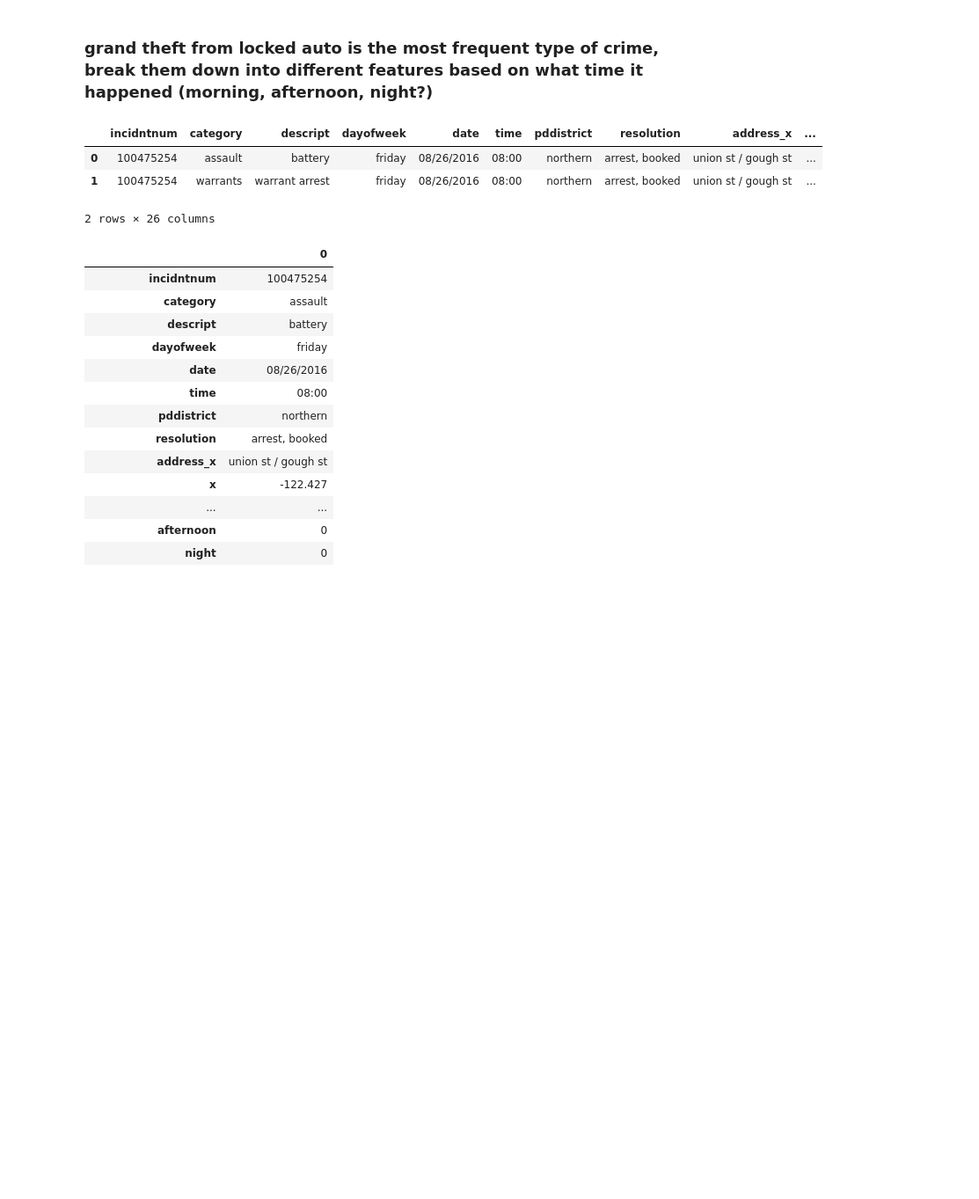
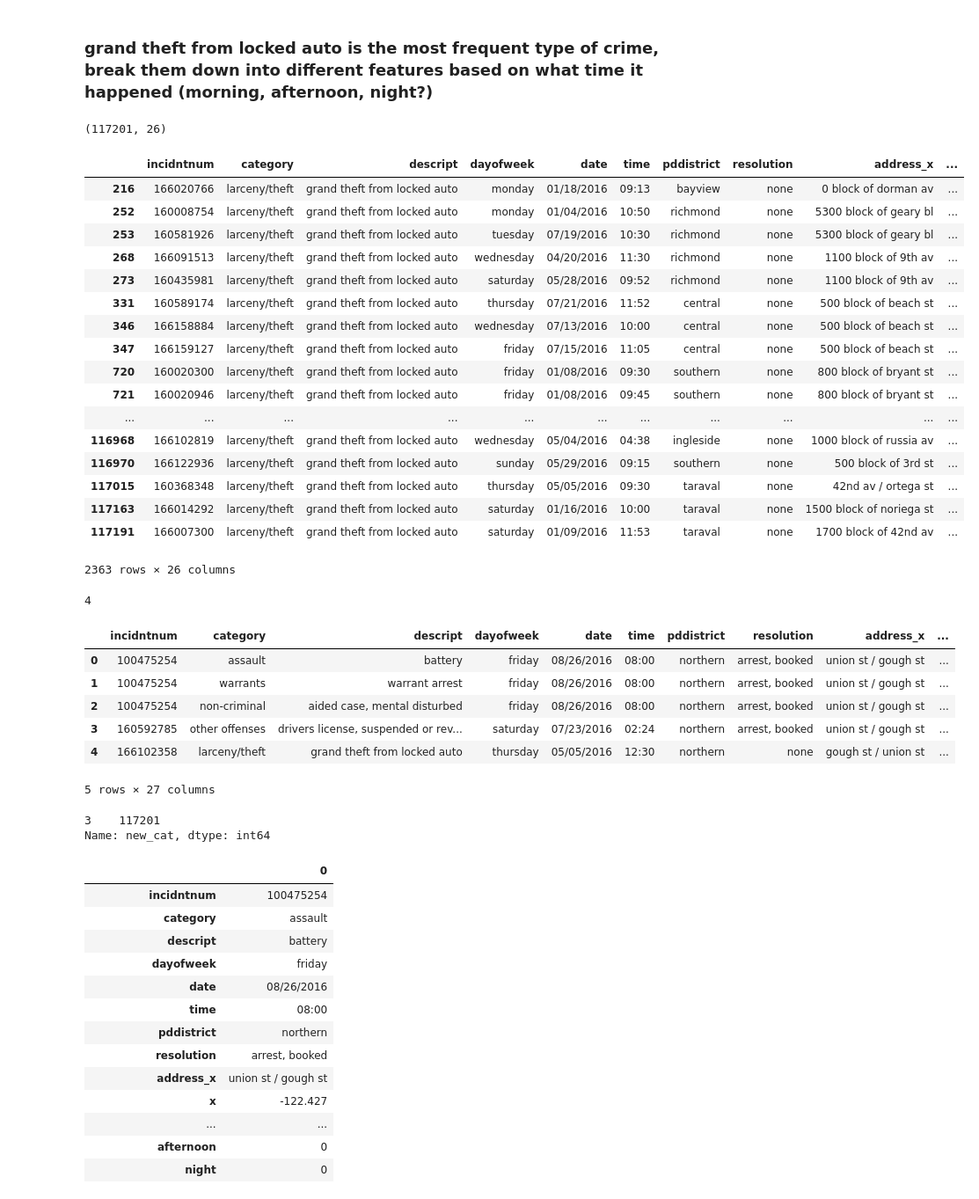
Before and after one commit to sitang/all_projects, a Jupyter notebook: draft_report/draft_report.ipynb, the cells around one changed output. Shown at 88% size. Cells and saved outputs as stored; diff of their text form; code cells hidden in the pictures; blank space fills up the shorter version.

```diff
--- a/draft_report/draft_report.ipynb
+++ b/draft_report/draft_report.ipynb
@@ -19,11 +19,11 @@ import cPickle as pickle
 Sources of data: SFPD crime incidents record from 2016 (current year)
 # %%
 #read pickle file saved from all previous work
-#crime2016 = pd.read_pickle('../dataset/crime2016_1121.pkl')
+crime2016 = pd.read_pickle('../dataset/crime2016_1121.pkl')
 # %%
 #data cleaning and munging
 #lower case the columns name
-crime2016 = pd.read_csv('/SFPD2016.csv')
+#crime2016 = pd.read_csv('/SFPD2016.csv')
 crime2016.columns = crime2016.columns.str.lower()
 # %%
 #get the specific addresses happened at each crime
@@ -123,11 +123,29 @@ plt.show()
 [figure]
 # %% [markdown]
 ### grand theft from locked auto is the most frequent type of crime, break them down into different features based on what time it happened (morning, afternoon, night?)
-# %%
-def auto_theft_cat(df):
-    crime2016['auto_theft_morning'] = np.where((crime2016.morning == 1) & (crime2016.descript == 'grand theft from locked auto'), 1, 0)
-    crime2016['auto_theft_afternoon'] = np.where((crime2016.afternoon == 1) & (crime2016.descript == 'grand theft from locked auto'), 1, 0)
-    crime2016['auto_theft_night'] = np.where((crime2016.night == 1) & (crime2016.descript == 'grand theft from locked auto'), 1, 0)
-    return df
-
-crime2016 = crime2016.apply(auto_theft_cat)
+# %%
+crime2016.shape
+# %% [output]
+(117201, 26)
+# %%
+resolution = crime2016[crime2016['resolution'] == 'none']
+resolution[(resolution['descript']=='grand theft from locked auto') & (resolution['morning'] == 1)]
+# %% [output]
+|  | incidntnum | category | descript | dayofweek | date | time | pddistrict | resolution | address_x | ... |
+| 216 | 166020766 | larceny/theft | grand theft from locked auto | monday | 01/18/2016 | 09:13 | bayview | none | 0 block of dorman av | ... |
+| 252 | 160008754 | larceny/theft | grand theft from locked auto | monday | 01/04/2016 | 10:50 | richmond | none | 5300 block of geary bl | ... |
+| 253 | 160581926 | larceny/theft | grand theft from locked auto | tuesday | 07/19/2016 | 10:30 | richmond | none | 5300 block of geary bl | ... |
+| 268 | 166091513 | larceny/theft | grand theft from locked auto | wednesday | 04/20/2016 | 11:30 | richmond | none | 1100 block of 9th av | ... |
+| 273 | 160435981 | larceny/theft | grand theft from locked auto | saturday | 05/28/2016 | 09:52 | richmond | none | 1100 block of 9th av | ... |
+| 331 | 160589174 | larceny/theft | grand theft from locked auto | thursday | 07/21/2016 | 11:52 | central | none | 500 block of beach st | ... |
+| 346 | 166158884 | larceny/theft | grand theft from locked auto | wednesday | 07/13/2016 | 10:00 | central | none | 500 block of beach st | ... |
+| 347 | 166159127 | larceny/theft | grand theft from locked auto | friday | 07/15/2016 | 11:05 | central | none | 500 block of beach st | ... |
+| 720 | 160020300 | larceny/theft | grand theft from locked auto | friday | 01/08/2016 | 09:30 | southern | none | 800 block of bryant st | ... |
+| 721 | 160020946 | larceny/theft | grand theft from locked auto | friday | 01/08/2016 | 09:45 | southern | none | 800 block of bryant st | ... |
+| ... | ... | ... | ... | ... | ... | ... | ... | ... | ... | ... |
+| 116968 | 166102819 | larceny/theft | grand theft from locked auto | wednesday | 05/04/2016 | 04:38 | ingleside | none | 1000 block of russia av | ... |
+| 116970 | 166122936 | larceny/theft | grand theft from locked auto | sunday | 05/29/2016 | 09:15 | southern | none | 500 block of 3rd st | ... |
+| 117015 | 160368348 | larceny/theft | grand theft from locked auto | thursday | 05/05/2016 | 09:30 | taraval | none | 42nd av / ortega st | ... |
+| 117163 | 166014292 | larceny/theft | grand theft from locked auto | saturday | 01/16/2016 | 10:00 | taraval | none | 1500 block of noriega st | ... |
+| 117191 | 166007300 | larceny/theft | grand theft from locked auto | saturday | 01/09/2016 | 11:53 | taraval | none | 1700 block of 42nd av | ... |
+2363 rows × 26 columns
@@ -133,0 +187,5 @@ crime2016 = crime2016.apply(auto_theft_cat)
+# %%
+#'assault' in cat2.keys()
+cat4['driving under the influence']
+# %% [output]
+4
@@ -134,10 +196,18 @@ crime2016 = crime2016.apply(auto_theft_cat)
 # %%
-crime2016.head(2)
+crime2016.head()
 # %% [output]
 |  | incidntnum | category | descript | dayofweek | date | time | pddistrict | resolution | address_x | ... |
 | 0 | 100475254 | assault | battery | friday | 08/26/2016 | 08:00 | northern | arrest, booked | union st / gough st | ... |
 | 1 | 100475254 | warrants | warrant arrest | friday | 08/26/2016 | 08:00 | northern | arrest, booked | union st / gough st | ... |
+| 2 | 100475254 | non-criminal | aided case, mental disturbed | friday | 08/26/2016 | 08:00 | northern | arrest, booked | union st / gough st | ... |
+| 3 | 160592785 | other offenses | drivers license, suspended or rev... | saturday | 07/23/2016 | 02:24 | northern | arrest, booked | union st / gough st | ... |
+| 4 | 166102358 | larceny/theft | grand theft from locked auto | thursday | 05/05/2016 | 12:30 | northern | none | gough st / union st | ... |
-2 rows × 26 columns
+5 rows × 27 columns
+# %%
+crime2016['new_cat'].value_counts()
+# %% [output]
+3    117201
+Name: new_cat, dtype: int64
 # %%
 #lower case the whole data frame
 crime2016[['category', 'descript', 'dayofweek', 'pddistrict', 'resolution', 'address_x', 'address_y', 'neighborhood']] =\
```
Also changed, not shown: parts of 5 cells of this notebook.
